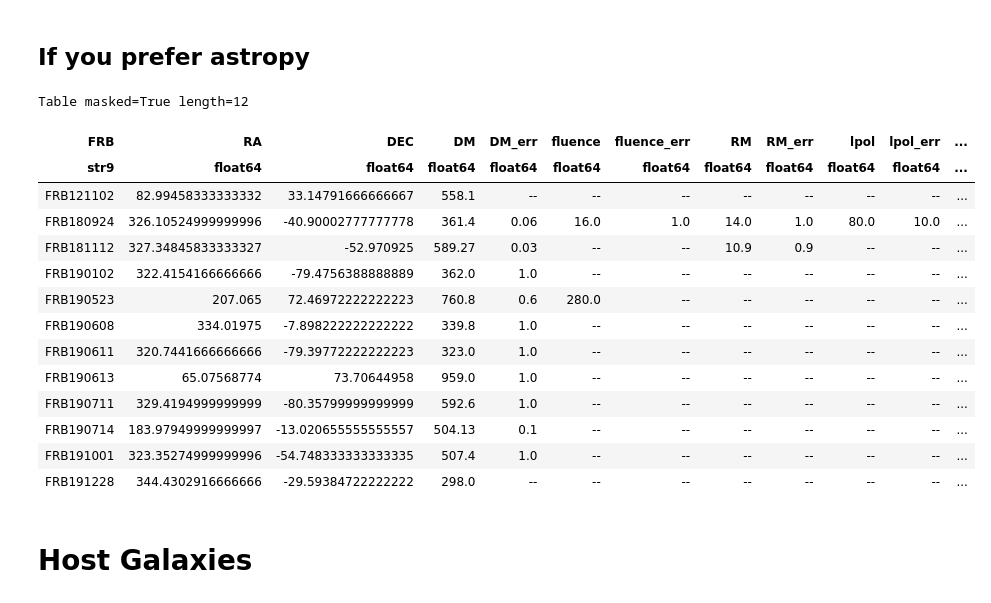
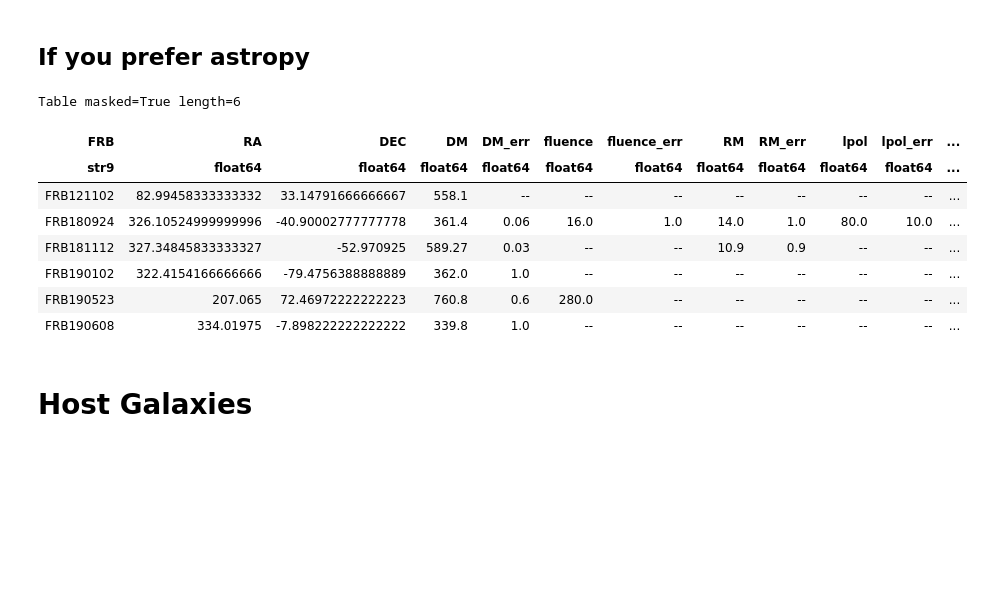
Before and after one commit to FRBs/FRB, a Jupyter notebook: docs/nb/Database.ipynb, the cells around one changed output. Cells and saved outputs as stored; diff of their text form; code cells hidden in the pictures; blank space fills up the shorter version.

```diff
--- a/docs/nb/Database.ipynb
+++ b/docs/nb/Database.ipynb
@@ -66,23 +60,17 @@ $[{\rm NaN},~0.06,~0.03,~1,~0.6,~1,~1,~1,~1,~0.1,~1,~{\rm NaN}] \; \mathrm{\frac
 ## If you prefer astropy
 # %%
 astropy_frb_tbl = Table.from_pandas(frb_tbl)
-astropy_frb_tbl
+astropy_frb_tbl[0:6]
 # %% [output]
-Table masked=True length=12
+Table masked=True length=6
 | FRB | RA | DEC | DM | DM_err | fluence | fluence_err | RM | RM_err | lpol | lpol_err | ... |
 | str9 | float64 | float64 | float64 | float64 | float64 | float64 | float64 | float64 | float64 | float64 | ... |
 | FRB121102 | 82.99458333333332 | 33.14791666666667 | 558.1 | -- | -- | -- | -- | -- | -- | -- | ... |
 | FRB180924 | 326.10524999999996 | -40.90002777777778 | 361.4 | 0.06 | 16.0 | 1.0 | 14.0 | 1.0 | 80.0 | 10.0 | ... |
 | FRB181112 | 327.34845833333327 | -52.970925 | 589.27 | 0.03 | -- | -- | 10.9 | 0.9 | -- | -- | ... |
 | FRB190102 | 322.4154166666666 | -79.4756388888889 | 362.0 | 1.0 | -- | -- | -- | -- | -- | -- | ... |
 | FRB190523 | 207.065 | 72.46972222222223 | 760.8 | 0.6 | 280.0 | -- | -- | -- | -- | -- | ... |
 | FRB190608 | 334.01975 | -7.898222222222222 | 339.8 | 1.0 | -- | -- | -- | -- | -- | -- | ... |
-| FRB190611 | 320.7441666666666 | -79.39772222222223 | 323.0 | 1.0 | -- | -- | -- | -- | -- | -- | ... |
-| FRB190613 | 65.07568774 | 73.70644958 | 959.0 | 1.0 | -- | -- | -- | -- | -- | -- | ... |
-| FRB190711 | 329.4194999999999 | -80.35799999999999 | 592.6 | 1.0 | -- | -- | -- | -- | -- | -- | ... |
-| FRB190714 | 183.97949999999997 | -13.020655555555557 | 504.13 | 0.1 | -- | -- | -- | -- | -- | -- | ... |
-| FRB191001 | 323.35274999999996 | -54.748333333333335 | 507.4 | 1.0 | -- | -- | -- | -- | -- | -- | ... |
-| FRB191228 | 344.4302916666666 | -29.59384722222222 | 298.0 | -- | -- | -- | -- | -- | -- | -- | ... |
 # %% [markdown]
 # Host Galaxies
 # %%
```
Also changed, not shown: parts of 3 cells of this notebook, 1 other file.
